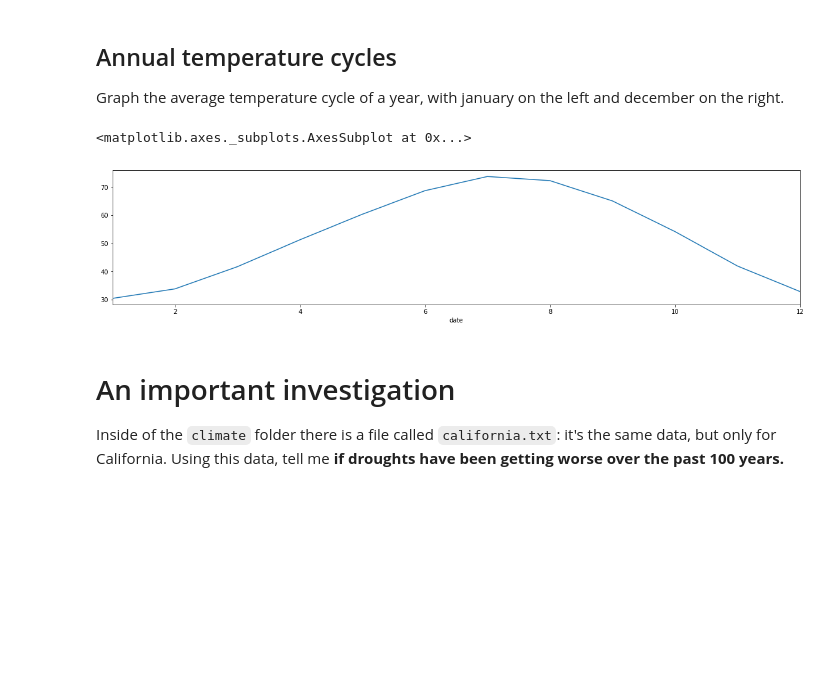
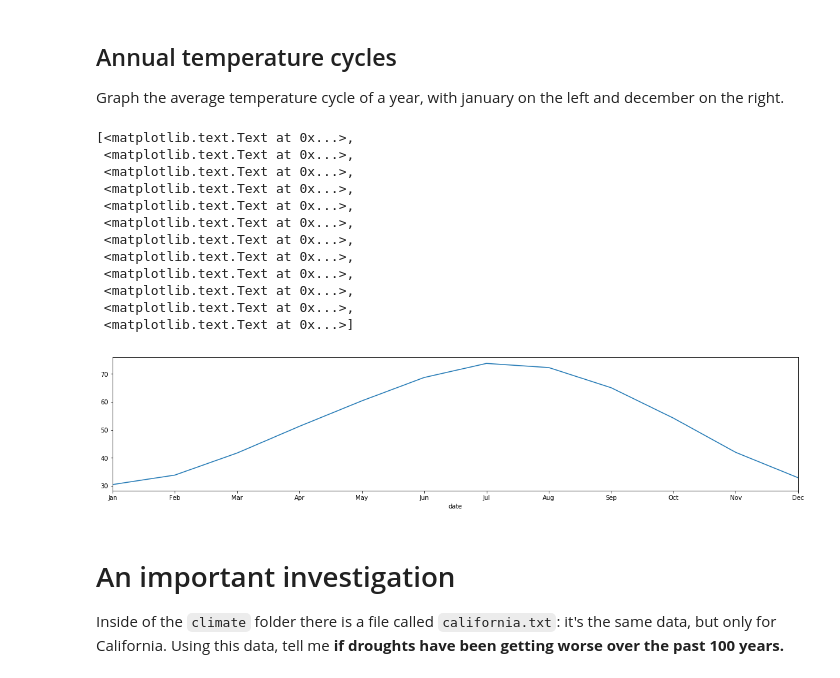
Before and after one commit to mathieulede/foundations, a Jupyter notebook: 11-homework/climate/Classwork 11 - Climate.ipynb, the cells around one changed output. Drawn from its saved outputs; the diff is of its cells as text; code cells hidden in the pictures; blank space fills up the shorter version.

```diff
--- a/11-homework/climate/Classwork 11 - Climate.ipynb
+++ b/11-homework/climate/Classwork 11 - Climate.ipynb
@@ -351,11 +351,26 @@ Name: TMIN, dtype: float64
 ## Annual temperature cycles
 
 Graph the average temperature cycle of a year, with january on the left and december on the right.
-# %%
-df.groupby(df.index.month)['TAVG'].mean().plot(figsize=(20,4))
-# %% [output]
-<matplotlib.axes._subplots.AxesSubplot at 0x...>
-[figure, removed]
+# %%
+ax = (df.groupby(df.index.month)['TAVG']
+ .mean()
+ .plot(figsize=(20,4)))
+ax.xaxis.set_ticks([1,2,3,4,5,6,7,8,9,10,11,12])
+ax.xaxis.set_ticklabels(['Jan', 'Feb', 'Mar', 'Apr', 'May', 'Jun', 'Jul', 'Aug', 'Sep', 'Oct', 'Nov', 'Dec'])
+# %% [output]
+[<matplotlib.text.Text at 0x...>,
+ <matplotlib.text.Text at 0x...>,
+ <matplotlib.text.Text at 0x...>,
+ <matplotlib.text.Text at 0x...>,
+ <matplotlib.text.Text at 0x...>,
+ <matplotlib.text.Text at 0x...>,
+ <matplotlib.text.Text at 0x...>,
+ <matplotlib.text.Text at 0x...>,
+ <matplotlib.text.Text at 0x...>,
+ <matplotlib.text.Text at 0x...>,
+ <matplotlib.text.Text at 0x...>,
+ <matplotlib.text.Text at 0x...>]
+[figure, added]
 # %% [markdown]
 # An important investigation
 
```
Also changed, not shown: parts of 6 cells of this notebook.
